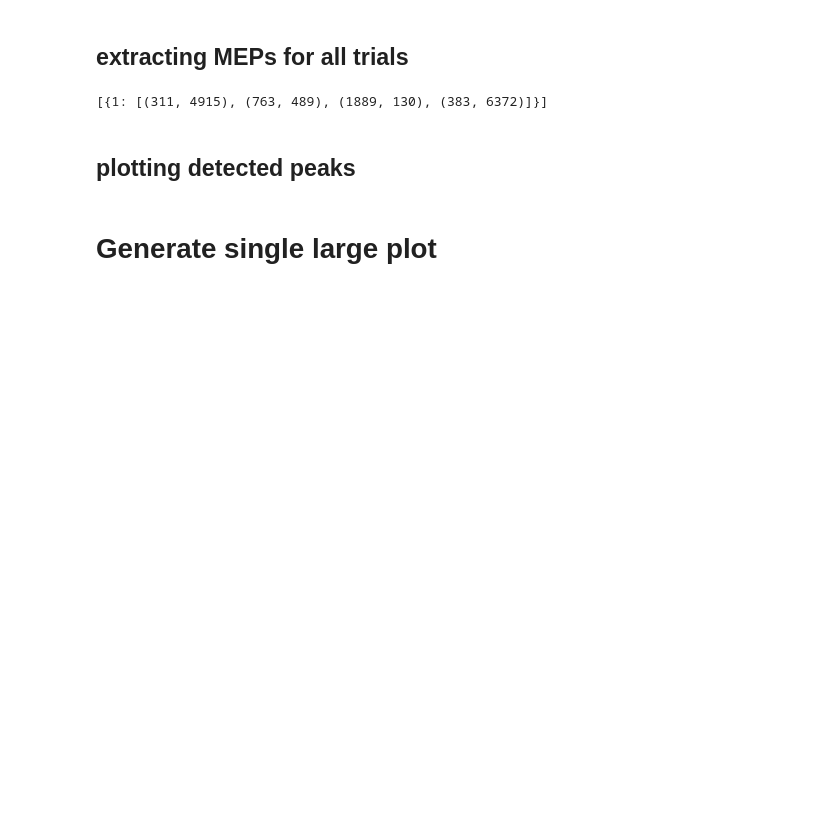
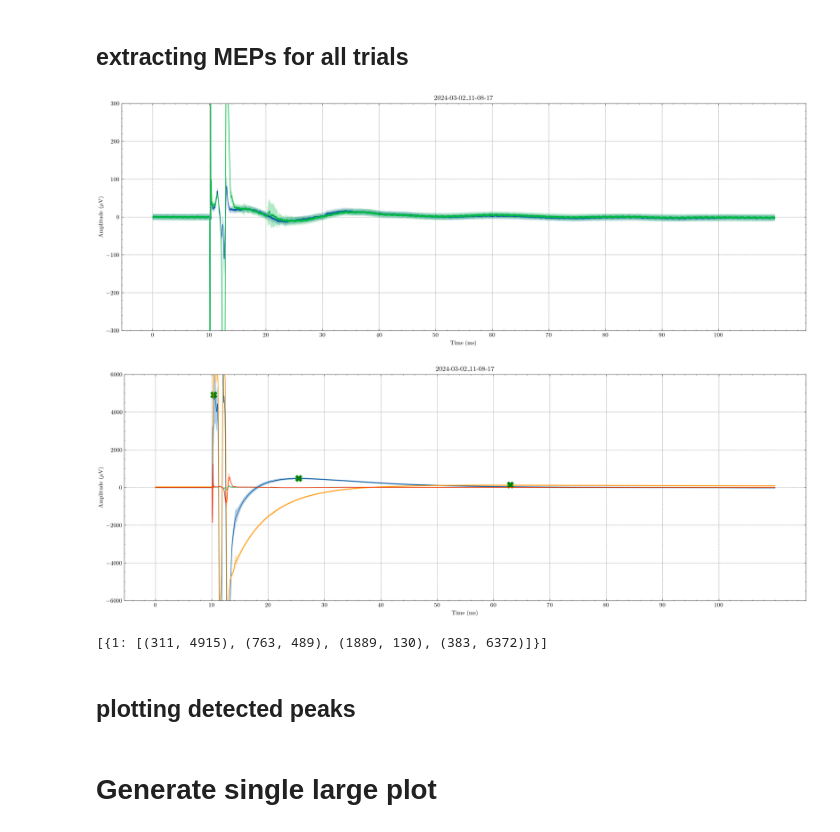
Before and after one commit to raknah/neuroelectrophysiology, a Jupyter notebook: notebooks/simplfied MEP extract.ipynb, the cells around one changed output. Cells and saved outputs as stored; diff of their text form; code cells hidden in the pictures; blank space fills up the shorter version.

```diff
--- a/notebooks/simplfied MEP extract.ipynb
+++ b/notebooks/simplfied MEP extract.ipynb
@@ -24,34 +44,38 @@ master_folder = '/Volumes/STORAGE 1.0/UNIC Research/Motor Evoked Potentials/moto
 # %%
 # number of trials to iterate over
 n = len(spreadsheet)
 
 extracted_peaks = []
 
 for i in tqdm(range(1), desc="Processing trials"):
 
     # trial name
     trial = spreadsheet.session_dates[i]
 
     # marking disease status
     if spreadsheet.phenotype[i] == 'WT':
         disease = 0
     else:
         disease = 1
 
     # defining search parameters
     channels = [5,6,7,8]
     search_parameters = {'height': 50, 'width': 30, 'distance': 45}
 
     # defining extractor object
     extractor = Extractor(master_folder=master_folder, trial=trial, group=disease, recording_channels=channels)
     extractor.pre_stimulus = 300
     extractor.post_stimulus = 3000
     extractor.notes = spreadsheet.loc[i]
     extractor.extract_raw()
     extractor.extract_events(event_channel_number=13)
     extractor.get_event_data()
-    extractor.find_meps(peak_parameters=search_parameters, plot=False)
-    extracted_peaks.append(extractor.detected_peaks)
+    extractor.plot_event_average(channels=[6,8], amplitude_range=300)
+    extractor.find_meps(peak_parameters=search_parameters, plot=True, show=True, amplitude_range=6000)
+    # extracted_peaks.append(extractor.detected_peaks)
+# %% [output]
+[figure, added]
+[figure, added]
 # %%
 extracted_peaks
 # %% [output]
```
Also changed, not shown: parts of 1 cell of this notebook.
